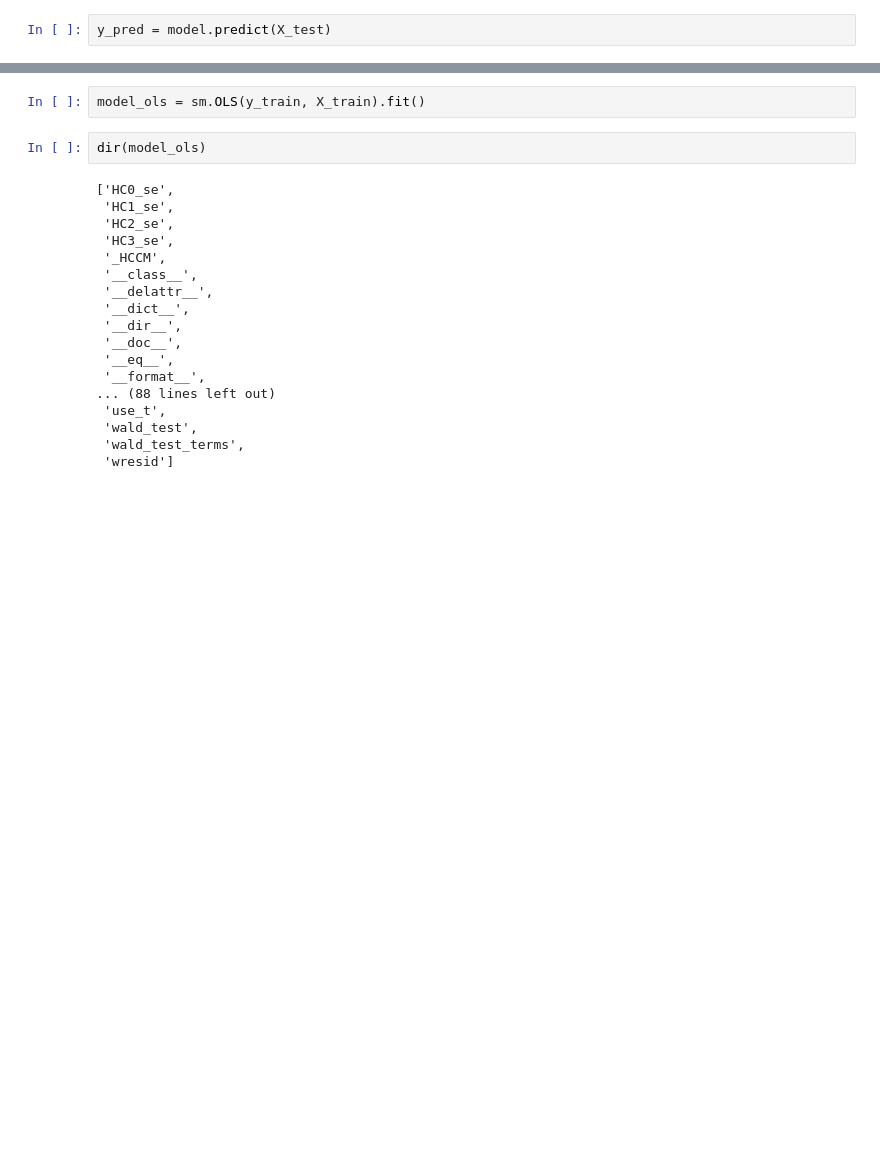
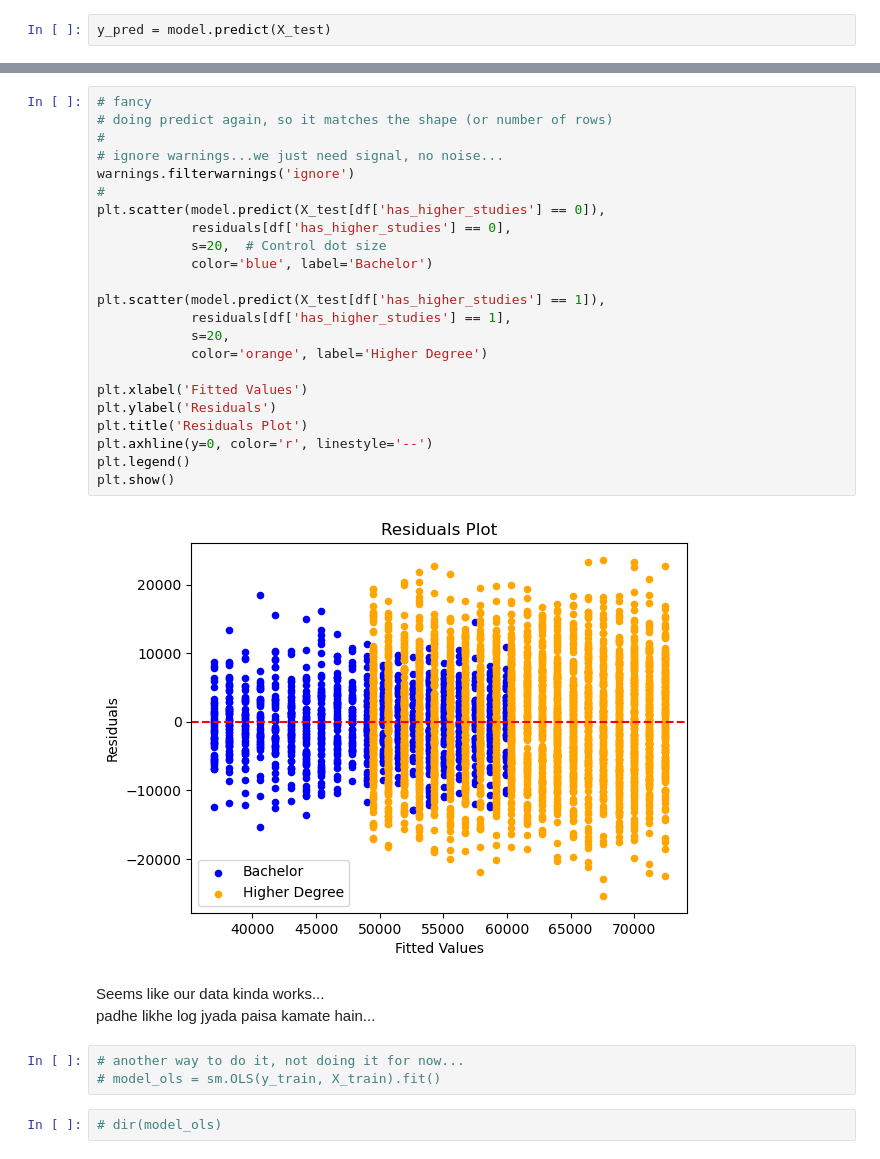
Before and after one commit to shauryashaurya/simulated-datasets-for-simple-machine-learning, a Jupyter notebook: employee-salaries/Test-Simulated-Data-Regression.ipynb, the cells around one changed output, grey strips where cells are left out. Drawn from its saved outputs; the diff is of its cells as text; blank space fills up the shorter version.

```diff
--- a/employee-salaries/Test-Simulated-Data-Regression.ipynb
+++ b/employee-salaries/Test-Simulated-Data-Regression.ipynb
@@ -131,23 +154,34 @@ R-squared: 0.5914327379648807
+# %%
+# fancy
+# doing predict again, so it matches the shape (or number of rows)
+#
+# ignore warnings...we just need signal, no noise...
+warnings.filterwarnings('ignore')
+#
+plt.scatter(model.predict(X_test[df['has_higher_studies'] == 0]),
+            residuals[df['has_higher_studies'] == 0],
+            s=20,  # Control dot size
+            color='blue', label='Bachelor')
+
+plt.scatter(model.predict(X_test[df['has_higher_studies'] == 1]),
+            residuals[df['has_higher_studies'] == 1],
+            s=20,
+            color='orange', label='Higher Degree')
+
+plt.xlabel('Fitted Values')
+plt.ylabel('Residuals')
+plt.title('Residuals Plot')
+plt.axhline(y=0, color='r', linestyle='--')
+plt.legend()
+plt.show()
+# %% [output]
+[figure, added]
+# %% [markdown]
+Seems like our data kinda works...
+padhe likhe log jyada paisa kamate hain...
 # %%
-model_ols = sm.OLS(y_train, X_train).fit()
+# another way to do it, not doing it for now...
+# model_ols = sm.OLS(y_train, X_train).fit()
 # %%
-dir(model_ols)
+# dir(model_ols)
-# %% [output]
-['HC0_se',
- 'HC1_se',
- 'HC2_se',
- 'HC3_se',
- '_HCCM',
- '__class__',
- '__delattr__',
- '__dict__',
- '__dir__',
- '__doc__',
- '__eq__',
- '__format__',
-... (88 lines left out)
- 'use_t',
- 'wald_test',
- 'wald_test_terms',
- 'wresid']
 # %%
```
Also changed, not shown: parts of 9 cells of this notebook.
